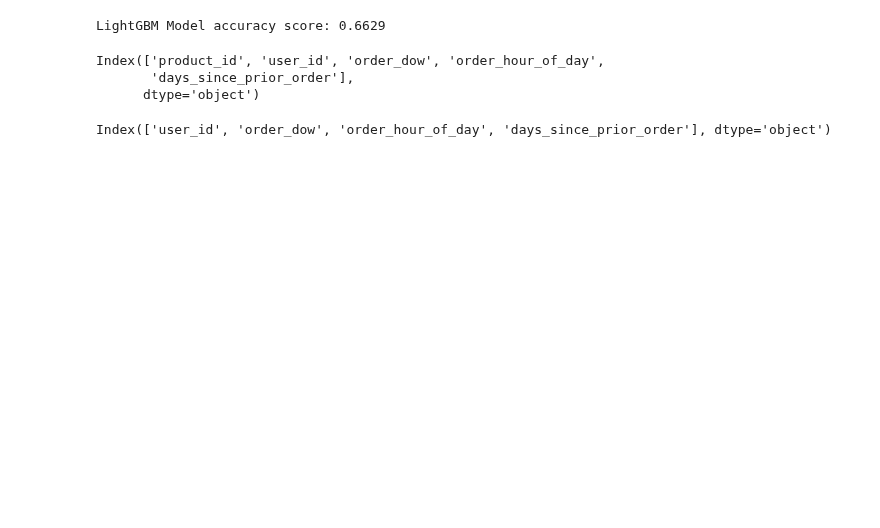
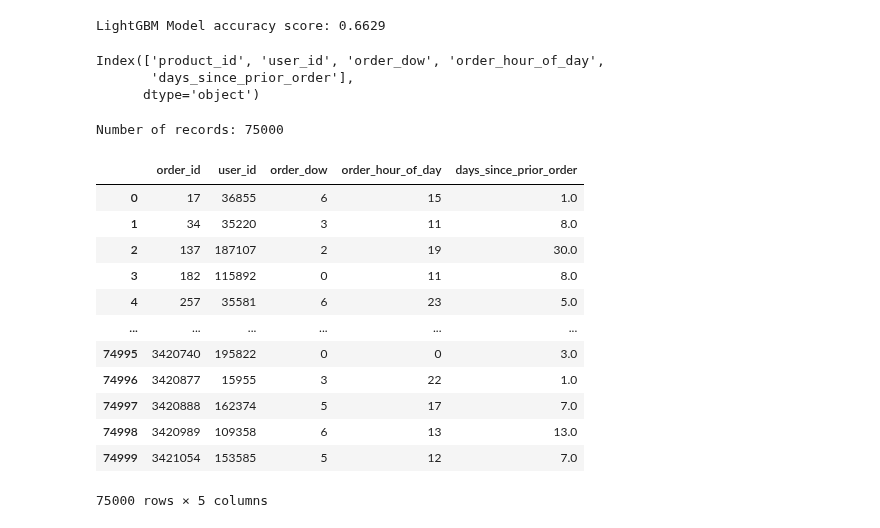
Before and after one commit to cherryng/MLcourse, a Jupyter notebook: H5_CapstoneProject_model.ipynb, the cells around one changed output. Saved outputs shown, nothing was run; the diff lists cells and outputs as text; code cells hidden in the pictures; blank space fills up the shorter version.

```diff
--- a/H5_CapstoneProject_model.ipynb
+++ b/H5_CapstoneProject_model.ipynb
@@ -290,15 +275,3 @@ X_test.columns
 Index(['product_id', 'user_id', 'order_dow', 'order_hour_of_day',
        'days_since_prior_order'],
       dtype='object')
-# %%
-#Prepare the Kaggle test set, I need a panda frame that has the same columns as X_test, but for the 75,000 test users
-
-Kaggle_test = data_orders[data_orders["eval_set"] == 'test']
-Kaggle_test = Kaggle_test.drop([ 'order_id', 'order_number','eval_set'], axis=1)
-
-Kaggle_test.columns
-
-
-Kaggle_test = pd.merge(Kaggle_test, data_orders, on='order_id', how='left')
-# %% [output]
-Index(['user_id', 'order_dow', 'order_hour_of_day', 'days_since_prior_order'], dtype='object')
@@ -309,0 +278,28 @@ y_pred_Kaggle=clf.predict(Kaggle_test)
+# %%
+#For applying the model to the Kaggle test data, I need an input which contains the following columns:
+# Index(['product_id', 'user_id', 'order_dow', 'order_hour_of_day','days_since_prior_order'],dtype='object')
+
+#From "sample_submission.csv" or frame "data_samp", I get the "order_id"
+#I need to figure out the "user_id" for each of these orders by merging with frame "data_orders"
+#data_samp = pd.read_csv("sample_submission.csv")
+data_samp = data_samp.drop(['products'], axis=1)
+
+print(f"Number of records: {len(data_samp)}")
+Kaggle_test = pd.merge(data_samp, data_orders, on='order_id', how='left')
+Kaggle_test = Kaggle_test.drop(['eval_set','order_number'], axis=1)
+Kaggle_test
+# %% [output]
+Number of records: 75000
+|  | order_id | user_id | order_dow | order_hour_of_day | days_since_prior_order |
+| 0 | 17 | 36855 | 6 | 15 | 1.0 |
+| 1 | 34 | 35220 | 3 | 11 | 8.0 |
+| 2 | 137 | 187107 | 2 | 19 | 30.0 |
+| 3 | 182 | 115892 | 0 | 11 | 8.0 |
+| 4 | 257 | 35581 | 6 | 23 | 5.0 |
+| ... | ... | ... | ... | ... | ... |
+| 74995 | 3420740 | 195822 | 0 | 0 | 3.0 |
+| 74996 | 3420877 | 15955 | 3 | 22 | 1.0 |
+| 74997 | 3420888 | 162374 | 5 | 17 | 7.0 |
+| 74998 | 3420989 | 109358 | 6 | 13 | 13.0 |
+| 74999 | 3421054 | 153585 | 5 | 12 | 7.0 |
+75000 rows × 5 columns
```
Also changed, not shown: parts of 9 cells of this notebook.
